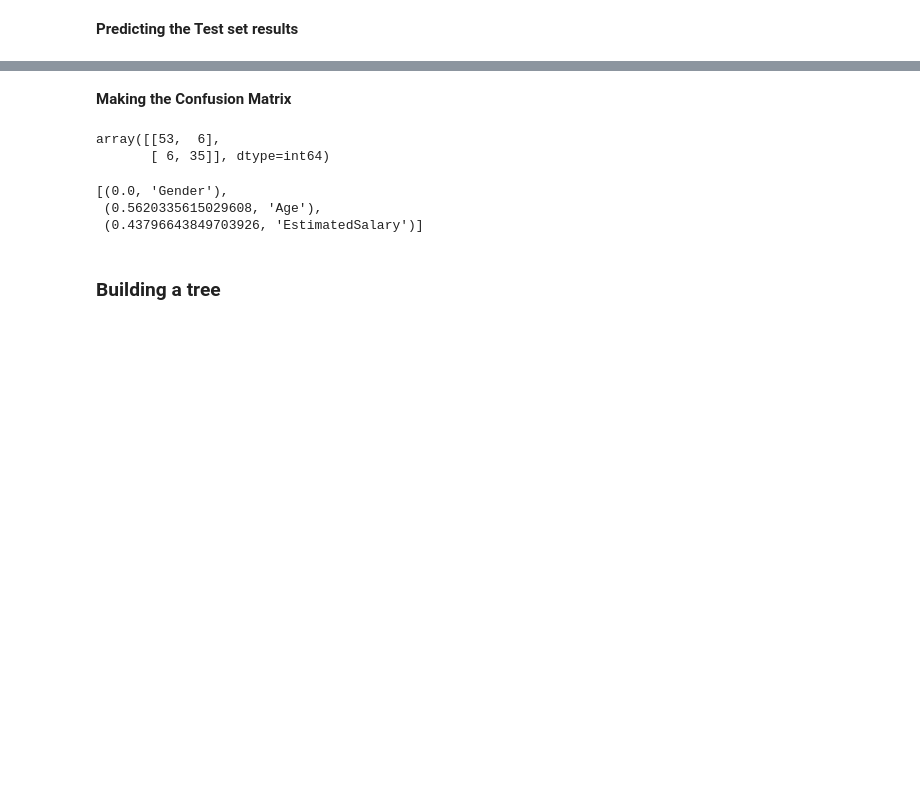
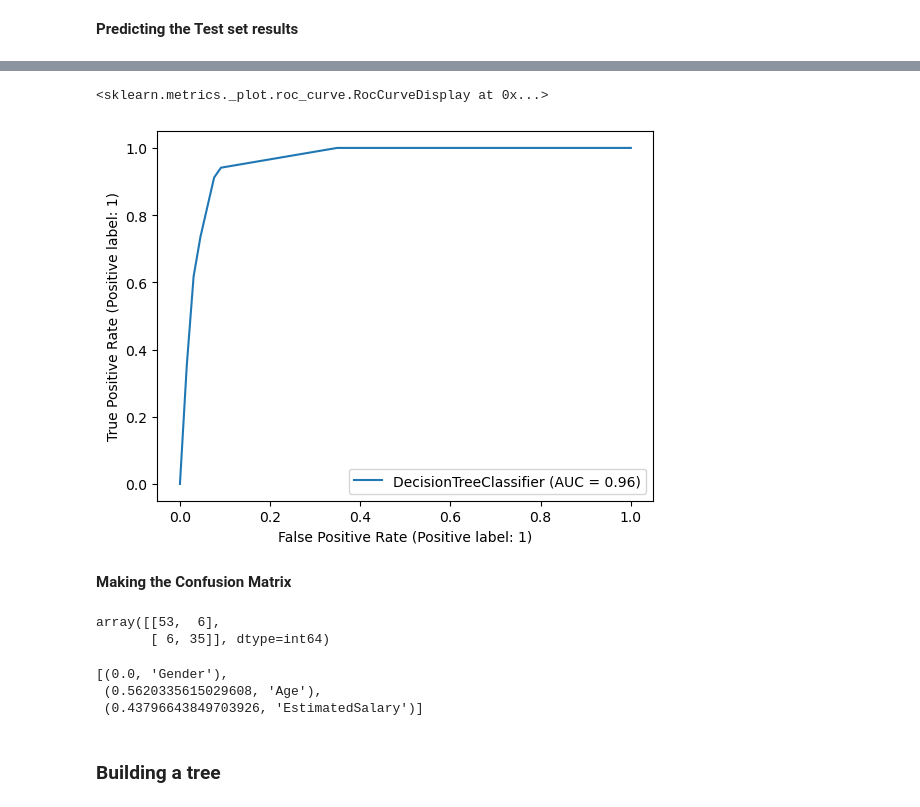
Before and after one commit to sachincmanjrekar/Task7, a Jupyter notebook: Decision Trees Assign-15/Decision_Trees_Assignment15-DT.ipynb, the cells around one changed output, grey strips where cells are left out. Saved outputs shown, nothing was run; the diff lists cells and outputs as text; code cells hidden in the pictures; blank space fills up the shorter version.

```diff
--- a/Decision Trees Assign-15/Decision_Trees_Assignment15-DT.ipynb
+++ b/Decision Trees Assign-15/Decision_Trees_Assignment15-DT.ipynb
@@ -125,3 +123,9 @@ roc_auc_score(y_test, y_pred)
+# %%
+from sklearn.metrics import plot_roc_curve
+plot_roc_curve(dt, X_test, y_test)
+# %% [output]
+<sklearn.metrics._plot.roc_curve.RocCurveDisplay at 0x...>
+[figure, added]
 # %% [markdown]
 **Making the Confusion Matrix**
 # %%
```
Also changed, not shown: parts of 9 cells of this notebook.
